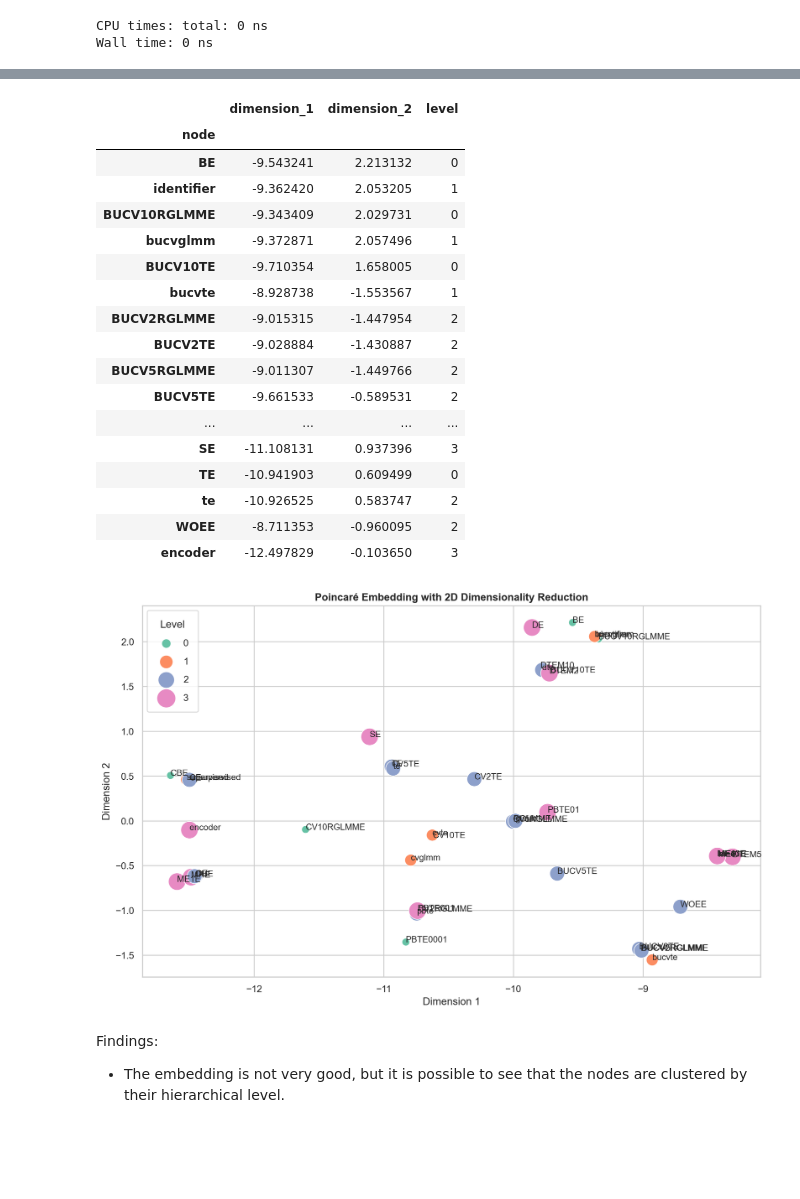
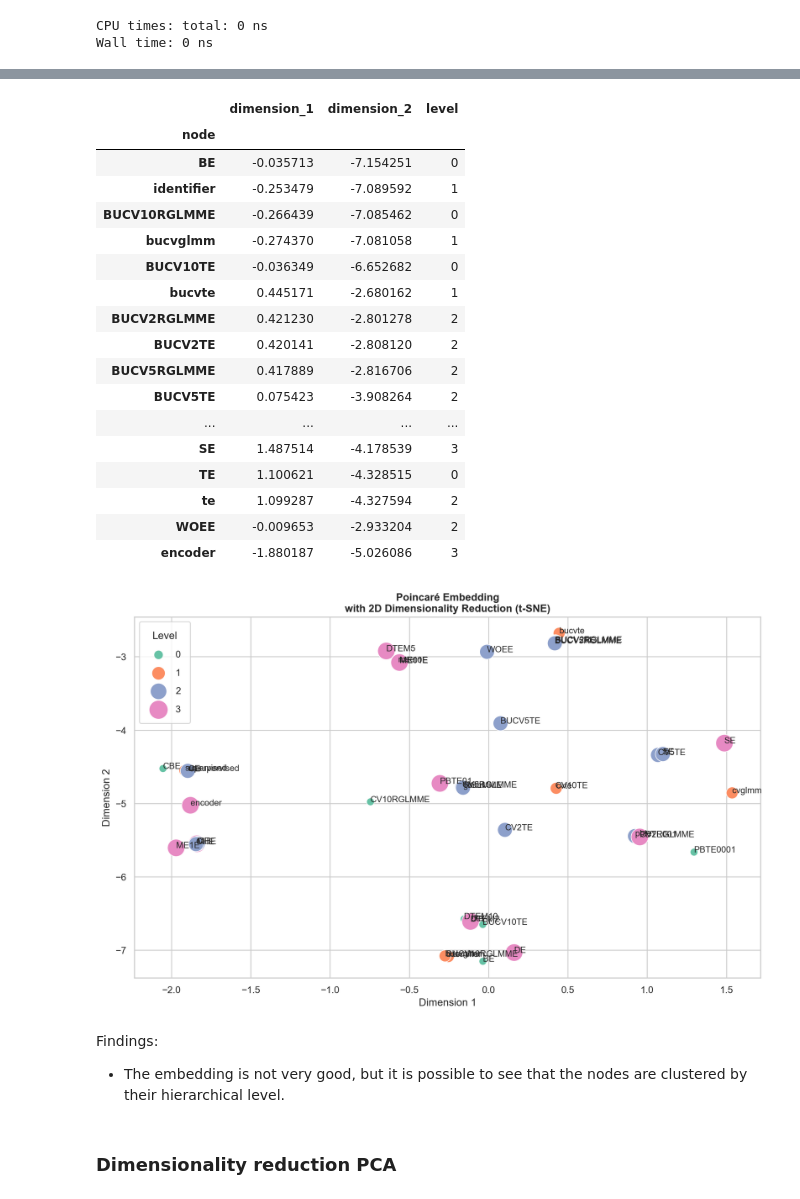
Before and after one commit to nina-prog/meta-learning-for-encoder-selection, a Jupyter notebook: notebooks/week09/week09-encoding-of-encoders.ipynb, the cells around one changed output, grey strips where cells are left out. Cells and saved outputs as stored; diff of their text form; code cells hidden in the pictures; blank space fills up the shorter version.

Commit message:
Visualization with PCA as dimensionality reduction

```diff
--- a/notebooks/week09/week09-encoding-of-encoders.ipynb
+++ b/notebooks/week09/week09-encoding-of-encoders.ipynb
@@ -163,5 +165,5 @@ Wall time: 0 ns
 # Embed the graph
 model = PoincareModel(relations, seed=7)
 # Train the model
-model.train(epochs=1000, print_every=500)
+model.train(epochs=5000, print_every=500)
 # %% [output]
@@ -243,49 +248,28 @@ embeddings_2d_df_tsne
 # %% [output]
 |  | dimension_1 | dimension_2 | level |
 | node |  |  |  |
-| BE | -9.543241 | 2.213132 | 0 |
-| identifier | -9.362420 | 2.053205 | 1 |
-| BUCV10RGLMME | -9.343409 | 2.029731 | 0 |
-| bucvglmm | -9.372871 | 2.057496 | 1 |
-| BUCV10TE | -9.710354 | 1.658005 | 0 |
-| bucvte | -8.928738 | -1.553567 | 1 |
-| BUCV2RGLMME | -9.015315 | -1.447954 | 2 |
-| BUCV2TE | -9.028884 | -1.430887 | 2 |
-| BUCV5RGLMME | -9.011307 | -1.449766 | 2 |
-| BUCV5TE | -9.661533 | -0.589531 | 2 |
+| BE | -0.035713 | -7.154251 | 0 |
+| identifier | -0.253479 | -7.089592 | 1 |
+| BUCV10RGLMME | -0.266439 | -7.085462 | 0 |
+| bucvglmm | -0.274370 | -7.081058 | 1 |
+| BUCV10TE | -0.036349 | -6.652682 | 0 |
+| bucvte | 0.445171 | -2.680162 | 1 |
+| BUCV2RGLMME | 0.421230 | -2.801278 | 2 |
+| BUCV2TE | 0.420141 | -2.808120 | 2 |
+| BUCV5RGLMME | 0.417889 | -2.816706 | 2 |
+| BUCV5TE | 0.075423 | -3.908264 | 2 |
 | ... | ... | ... | ... |
-| SE | -11.108131 | 0.937396 | 3 |
-| TE | -10.941903 | 0.609499 | 0 |
-| te | -10.926525 | 0.583747 | 2 |
-| WOEE | -8.711353 | -0.960095 | 2 |
-| encoder | -12.497829 | -0.103650 | 3 |
+| SE | 1.487514 | -4.178539 | 3 |
+| TE | 1.100621 | -4.328515 | 0 |
+| te | 1.099287 | -4.327594 | 2 |
+| WOEE | -0.009653 | -2.933204 | 2 |
+| encoder | -1.880187 | -5.026086 | 3 |
-# %%
-# Plot the embedding in an 2D scatter plot with a widget to select the level to plot
-def plot_embeddigs(data, levels):
-    # filter df
-    data_filtered = data[data['level'].isin(levels)]
-    # plot
-    fig = plt.figure(figsize=(11, 7))
-    sns.scatterplot(data=data_filtered, x='dimension_1', y='dimension_2', hue='level', palette="Set2", sizes=(80, 400), size='level')
-    # Add node labels as annotations to the plot
-    for node, (x, y, level) in data_filtered.iterrows():
-        plt.text(x, y, node, fontsize=10)
-    # Add title to the plot
-    plt.title("Poincaré Embedding with 2D Dimensionality Reduction", fontweight='bold')
-    # Add legend
-    handles, labels = plt.gca().get_legend_handles_labels()
-    by_label = dict(zip(labels, handles))
-    plt.legend(by_label.values(), by_label.keys(), loc='upper left', title='Level', labelspacing=1.0, borderpad=1)
-    # Name axes
-    plt.xlabel('Dimension 1')
-    plt.ylabel('Dimension 2')
-    # Show plot
-    plt.tight_layout()
-    plt.show()
 # %%
-plot_embeddigs([0, 1, 2, 3, 4])
+plot_embeddigs(levels=[0, 1, 2, 3, 4], data=embeddings_2d_df_tsne, subtitle='\n'+'with 2D Dimensionality Reduction (t-SNE)')
 # %% [output]
-[figure, old version]
+[figure, new version]
 # %% [markdown]
 Findings:
 * The embedding is not very good, but it is possible to see that the nodes are clustered by their hierarchical level.
+# %% [markdown]
+### Dimensionality reduction PCA
```
Also changed, not shown: parts of 11 cells of this notebook.
